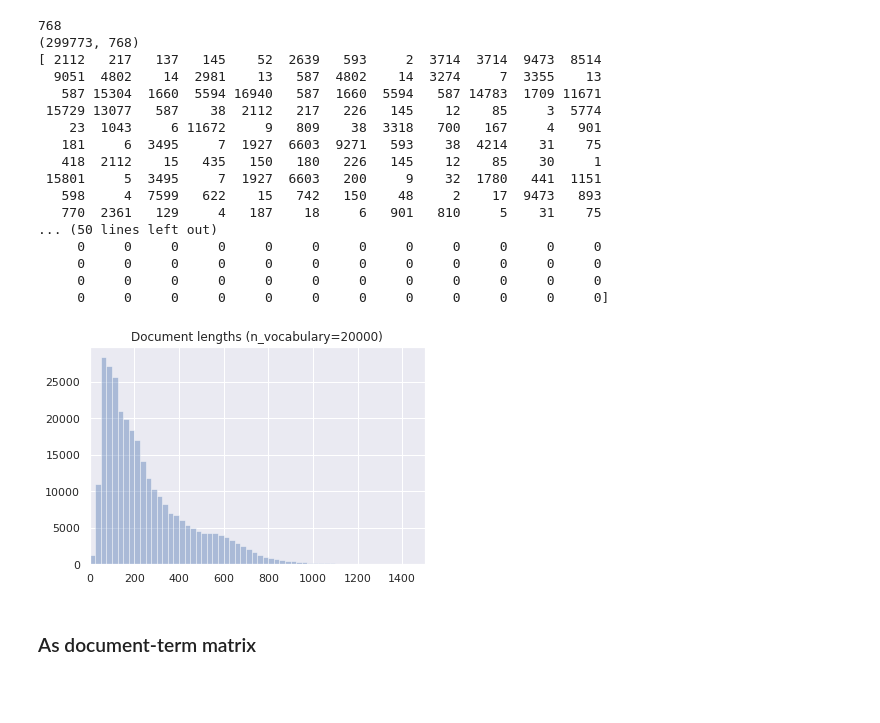
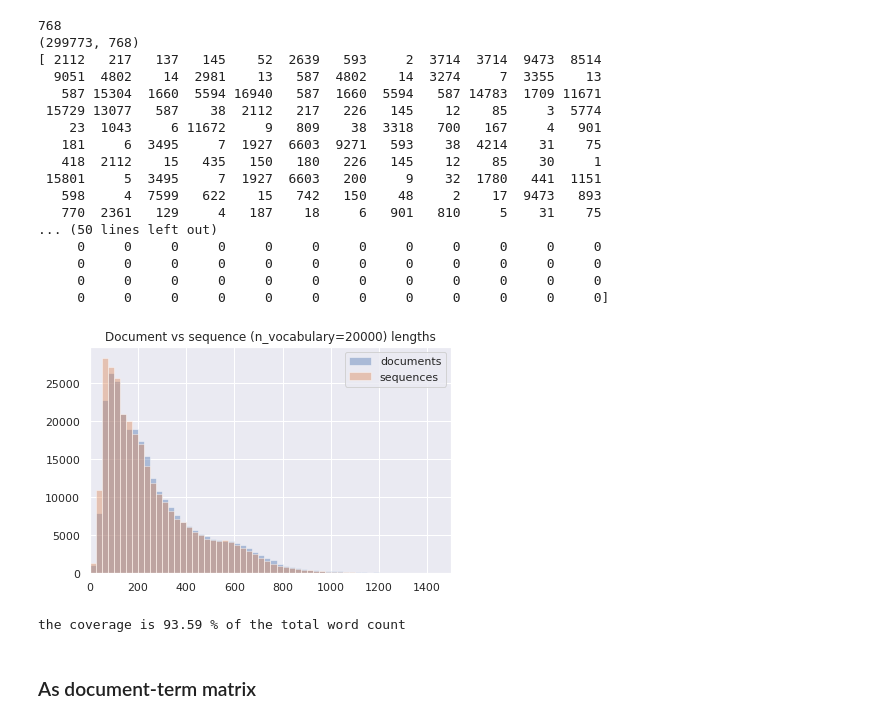
Before and after one commit to DL-2020-Shakespeare/DL-2020-Shakespeare, a Jupyter notebook: text_project.ipynb, the cells around one changed output. Saved outputs shown, nothing was run; the diff lists cells and outputs as text; code cells hidden in the pictures; blank space fills up the shorter version.

```diff
--- a/text_project.ipynb
+++ b/text_project.ipynb
@@ -137,13 +136,29 @@ print(sequences[2])
      0     0     0     0     0     0     0     0     0     0     0     0
      0     0     0     0     0     0     0     0     0     0     0     0
      0     0     0     0     0     0     0     0     0     0     0     0]
-# %%
-sns.distplot(sequence_lengths, bins=np.arange(0, 1525, 25), kde=False)
-plt.title(f"Document lengths (n_vocabulary={n_vocabulary})")
-plt.xlim(0, 1500)
-plt.show()
-# %% [output]
-[figure, removed]
+# %%
+doc_lengths = [len(doc.split()) for doc in docs]
+
+sns.distplot(doc_lengths,
+             bins=np.arange(0, 1525, 25),
+             kde=False,
+             label="documents")
+sns.distplot(sequence_lengths,
+             bins=np.arange(0, 1525, 25),
+             kde=False,
+             label="sequences")
+plt.title(f"Document vs sequence (n_vocabulary={n_vocabulary}) lengths")
+plt.xlim(0, 1500)
+plt.legend()
+plt.tight_layout()
+plt.show()
+
+print(f"the coverage is "
+      f"{np.round(100 * np.sum(sequence_lengths) / np.sum(doc_lengths), 2)}"
+      f" % of the total word count")
+# %% [output]
+[figure, added]
+the coverage is 93.59 % of the total word count
 # %% [markdown]
 ### As document-term matrix
 # %%
```
Also changed, not shown: parts of 3 cells of this notebook.
